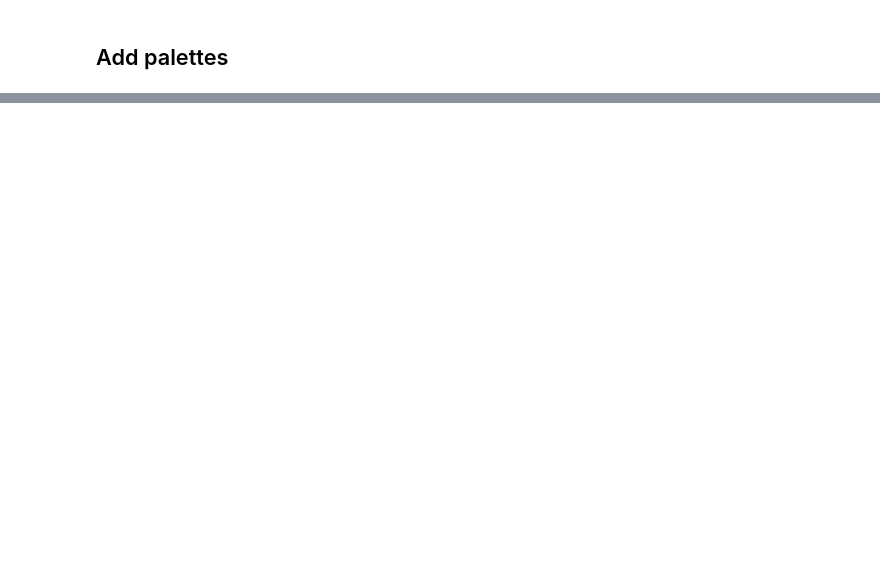
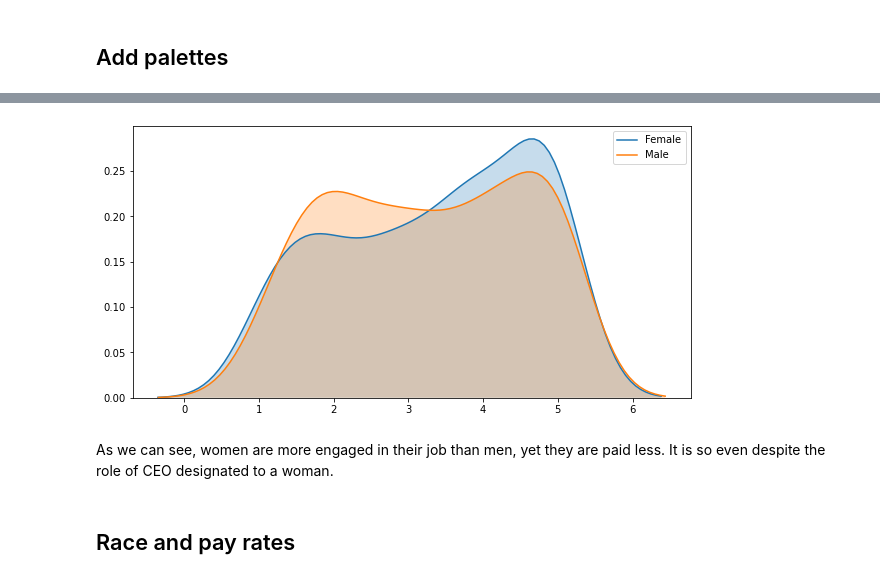
Before and after one commit to amrukwa/data_viz, a Jupyter notebook: HumanResources.ipynb, the cells around one changed output, grey strips where cells are left out. Saved outputs shown, nothing was run; the diff lists cells and outputs as text; code cells hidden in the pictures; blank space fills up the shorter version.

Commit message:
Add histograms, boxplots etc.

```diff
--- a/HumanResources.ipynb
+++ b/HumanResources.ipynb
@@ -7,0 +87,20 @@ import plotly.graph_objects as go
+# %%
+def strip(i):
+  d = i.rstrip()
+  full = d.split(",")
+  if len(full)==1:
+    fin = d
+  elif len(full)==2:
+    sur = full[1] + " " + full[0]
+    fin = sur.strip()
+  if fin == "Brandon  R LeBlanc":
+    fin = "Brandon R. LeBlanc"
+  elif fin == "Webster  L Butler":
+    fin = "Webster Butler"
+  return fin
+# %%
+c = []
+for i in hr.Employee_Name:
+  c.append(strip(i))
+hr["imp_Name"] = c
+print(hr[["Employee_Name", "imp_Name"]].head())
@@ -8,3 +114,5 @@ import plotly.graph_objects as go
+# %%
+hr['Department'] = hr['Department'].str.strip()
 # %% [markdown]
 ## Add palettes
 # %%
@@ -16,0 +148,9 @@ my_palette = ['#00BB3F',	'#238C47',	'#007929',	'#37DD6F',	'#63DD8D',
+# %%
+def density(df, col, value_name, group_labels):
+  plt.figure(figsize=(10,5))
+  j = 0
+  for i in df[col].unique():
+    x = df[df[col].isin([i])][value_name]
+    sns.kdeplot(x, shade=True, label=group_labels[j])
+    j += 1
+  plt.legend()
@@ -16,0 +203,9 @@ my_palette = ['#00BB3F',	'#238C47',	'#007929',	'#37DD6F',	'#63DD8D',
+# %%
+density(hr, "Sex", "EngagementSurvey", ["Female", "Male"])
+# %% [output]
+[figure, added]
+# %% [markdown]
+As we can see, women are more engaged in their job than men, yet they are paid less.
+It is so even despite the role of CEO designated to a woman.
+# %% [markdown]
+## Race and pay rates
```
Also changed, not shown: parts of 68 cells of this notebook.
